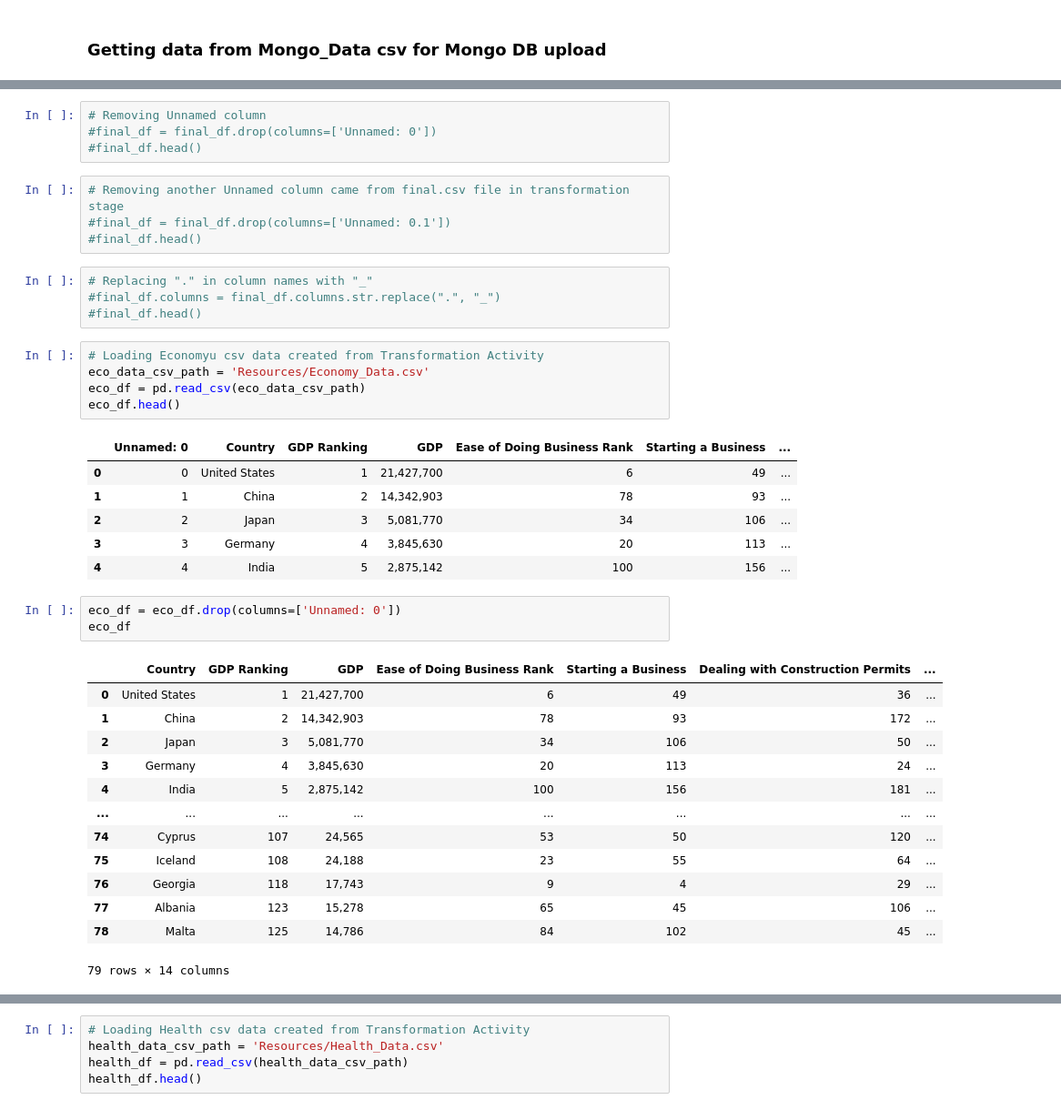
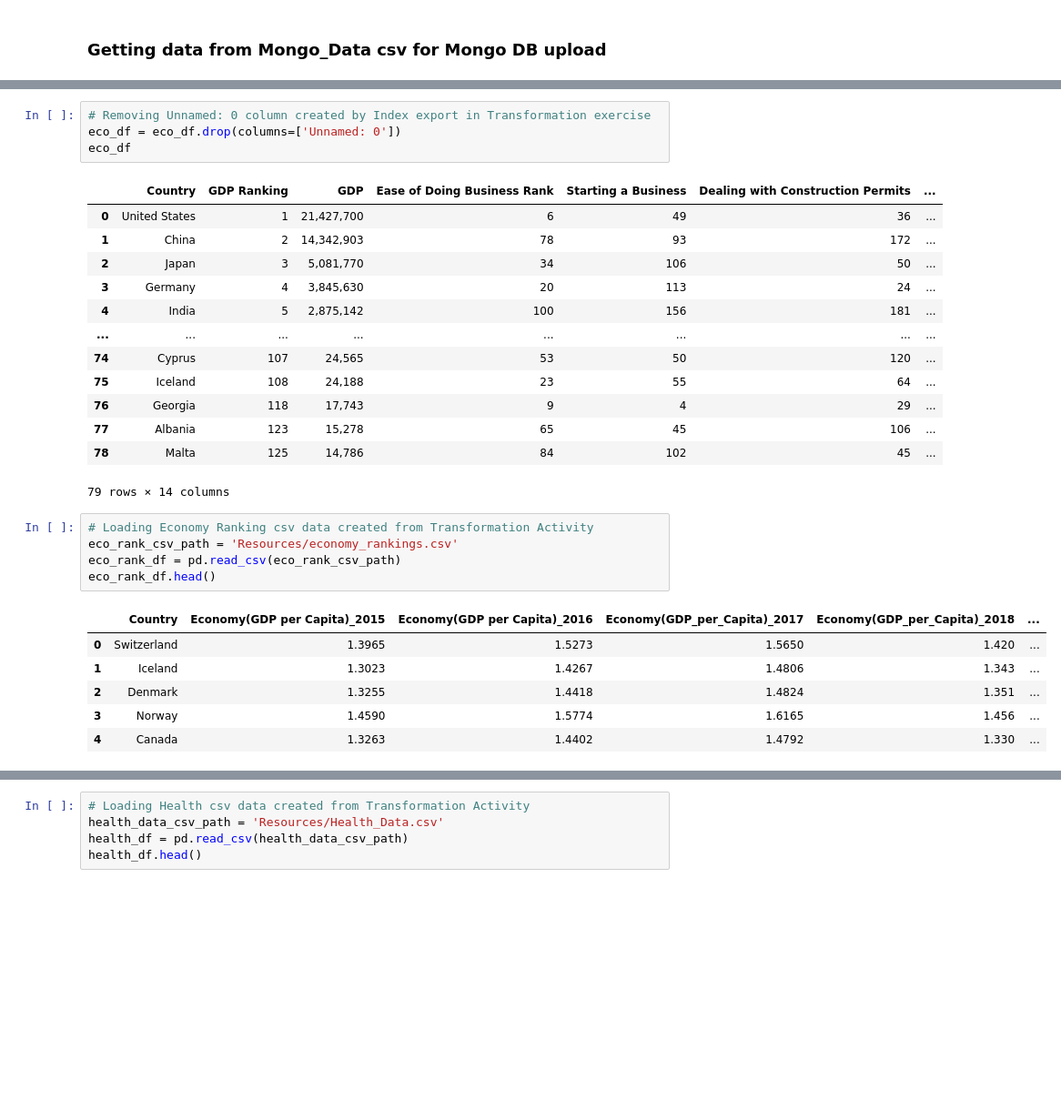
Before and after one commit to benwbarr/ETL-Project, a Jupyter notebook: Data_Load.ipynb, the cells around one changed output, grey strips where cells are left out. Shown at 91% size. Saved outputs shown, nothing was run; the diff lists cells and outputs as text; blank space fills up the shorter version.

Commit message:
Completed Data Load Notebook

```diff
--- a/Data_Load.ipynb
+++ b/Data_Load.ipynb
@@ -21,41 +38,30 @@ country_df.head()
 # %%
-# Removing Unnamed column
-#final_df = final_df.drop(columns=['Unnamed: 0'])
-#final_df.head()
+# Removing Unnamed: 0 column created by Index export in Transformation exercise
+eco_df = eco_df.drop(columns=['Unnamed: 0'])
+eco_df
+# %% [output]
+|  | Country | GDP Ranking | GDP | Ease of Doing Business Rank | Starting a Business | Dealing with Construction Permits | ... |
+| 0 | United States | 1 | 21,427,700 | 6 | 49 | 36 | ... |
+| 1 | China | 2 | 14,342,903 | 78 | 93 | 172 | ... |
+| 2 | Japan | 3 | 5,081,770 | 34 | 106 | 50 | ... |
+| 3 | Germany | 4 | 3,845,630 | 20 | 113 | 24 | ... |
+| 4 | India | 5 | 2,875,142 | 100 | 156 | 181 | ... |
+| ... | ... | ... | ... | ... | ... | ... | ... |
+| 74 | Cyprus | 107 | 24,565 | 53 | 50 | 120 | ... |
+| 75 | Iceland | 108 | 24,188 | 23 | 55 | 64 | ... |
+| 76 | Georgia | 118 | 17,743 | 9 | 4 | 29 | ... |
+| 77 | Albania | 123 | 15,278 | 65 | 45 | 106 | ... |
+| 78 | Malta | 125 | 14,786 | 84 | 102 | 45 | ... |
+79 rows × 14 columns
-# %%
-# Removing another Unnamed column came from final.csv file in transformation stage
-#final_df = final_df.drop(columns=['Unnamed: 0.1'])
-#final_df.head()
-# %%
-# Replacing "." in column names with "_"
-#final_df.columns = final_df.columns.str.replace(".", "_")
-#final_df.head()
 # %%
-# Loading Economyu csv data created from Transformation Activity
-eco_data_csv_path = 'Resources/Economy_Data.csv'
-eco_df = pd.read_csv(eco_data_csv_path)
-eco_df.head()
+# Loading Economy Ranking csv data created from Transformation Activity
+eco_rank_csv_path = 'Resources/economy_rankings.csv'
+eco_rank_df = pd.read_csv(eco_rank_csv_path)
+eco_rank_df.head()
 # %% [output]
-|  | Unnamed: 0 | Country | GDP Ranking | GDP | Ease of Doing Business Rank | Starting a Business | ... |
-| 0 | 0 | United States | 1 | 21,427,700 | 6 | 49 | ... |
-| 1 | 1 | China | 2 | 14,342,903 | 78 | 93 | ... |
-| 2 | 2 | Japan | 3 | 5,081,770 | 34 | 106 | ... |
-| 3 | 3 | Germany | 4 | 3,845,630 | 20 | 113 | ... |
-| 4 | 4 | India | 5 | 2,875,142 | 100 | 156 | ... |
+|  | Country | Economy(GDP per Capita)_2015 | Economy(GDP per Capita)_2016 | Economy(GDP_per_Capita)_2017 | Economy(GDP_per_Capita)_2018 | ... |
+| 0 | Switzerland | 1.3965 | 1.5273 | 1.5650 | 1.420 | ... |
+| 1 | Iceland | 1.3023 | 1.4267 | 1.4806 | 1.343 | ... |
+| 2 | Denmark | 1.3255 | 1.4418 | 1.4824 | 1.351 | ... |
+| 3 | Norway | 1.4590 | 1.5774 | 1.6165 | 1.456 | ... |
+| 4 | Canada | 1.3263 | 1.4402 | 1.4792 | 1.330 | ... |
-# %%
-eco_df = eco_df.drop(columns=['Unnamed: 0'])
-eco_df
-# %% [output]
-|  | Country | GDP Ranking | GDP | Ease of Doing Business Rank | Starting a Business | Dealing with Construction Permits | ... |
-| 0 | United States | 1 | 21,427,700 | 6 | 49 | 36 | ... |
-| 1 | China | 2 | 14,342,903 | 78 | 93 | 172 | ... |
-| 2 | Japan | 3 | 5,081,770 | 34 | 106 | 50 | ... |
-| 3 | Germany | 4 | 3,845,630 | 20 | 113 | 24 | ... |
-| 4 | India | 5 | 2,875,142 | 100 | 156 | 181 | ... |
-| ... | ... | ... | ... | ... | ... | ... | ... |
-| 74 | Cyprus | 107 | 24,565 | 53 | 50 | 120 | ... |
-| 75 | Iceland | 108 | 24,188 | 23 | 55 | 64 | ... |
-| 76 | Georgia | 118 | 17,743 | 9 | 4 | 29 | ... |
-| 77 | Albania | 123 | 15,278 | 65 | 45 | 106 | ... |
-| 78 | Malta | 125 | 14,786 | 84 | 102 | 45 | ... |
-79 rows × 14 columns
```
Also changed, not shown: parts of 16 cells of this notebook.
